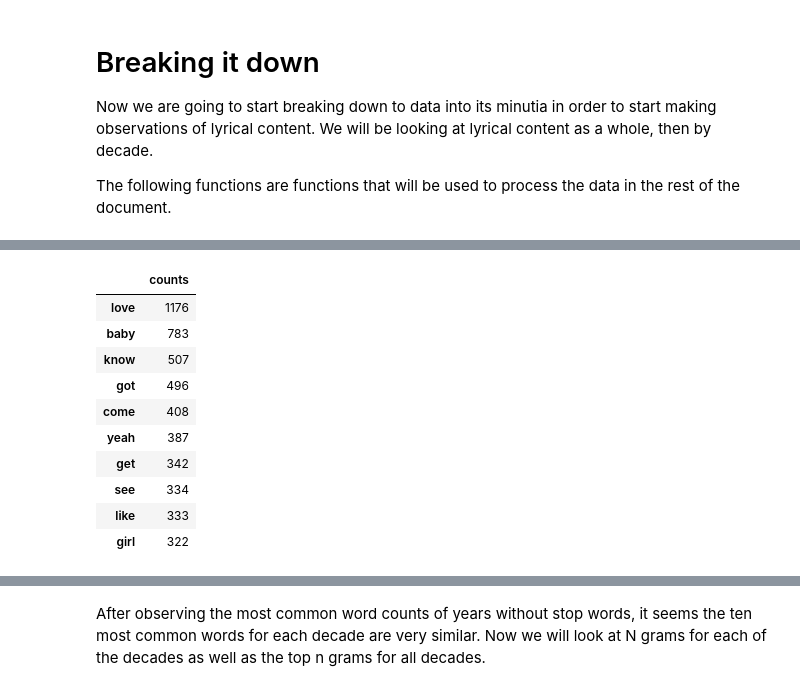
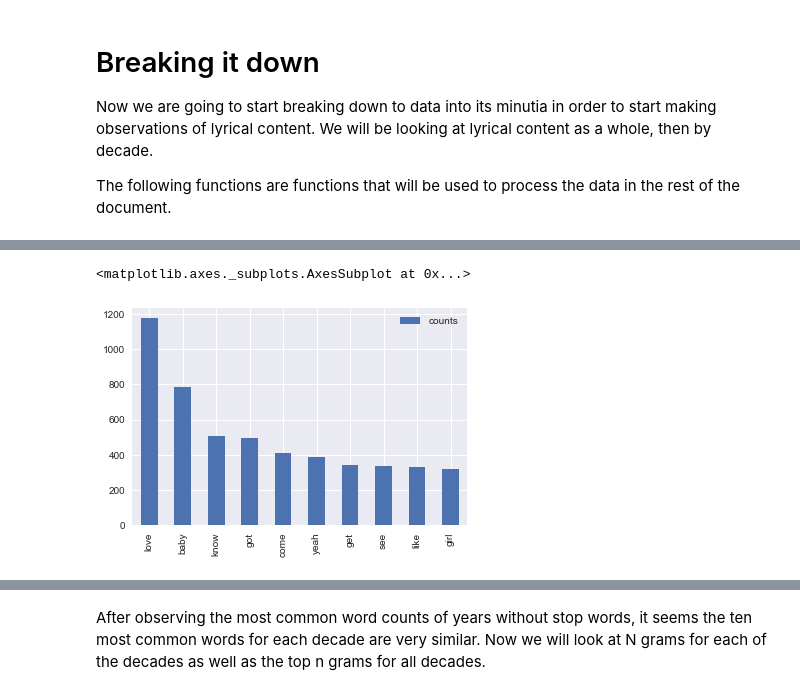
Before and after one commit to mbuck86/Capstone1, a Jupyter notebook: Data Story/Data Story Notebook.ipynb, the cells around one changed output, grey strips where cells are left out. Cells and saved outputs as stored; diff of their text form; code cells hidden in the pictures.

```diff
--- a/Data Story/Data Story Notebook.ipynb
+++ b/Data Story/Data Story Notebook.ipynb
@@ -200,16 +141,7 @@ nineties_st = wordcounts(nin['WithStops'])
 auts_st = wordcounts(aut['WithStops'])
 teens_st = wordcounts(ten['WithStops'])
 # %%
-sixties.head(10)
+sixties.head(10).plot.bar()
 # %% [output]
-|  | counts |
-| love | 1176 |
-| baby | 783 |
-| know | 507 |
-| got | 496 |
-| come | 408 |
-| yeah | 387 |
-| get | 342 |
-| see | 334 |
-| like | 333 |
-| girl | 322 |
+<matplotlib.axes._subplots.AxesSubplot at 0x...>
+[figure, added]
```
Also changed, not shown: parts of 29 cells of this notebook.
